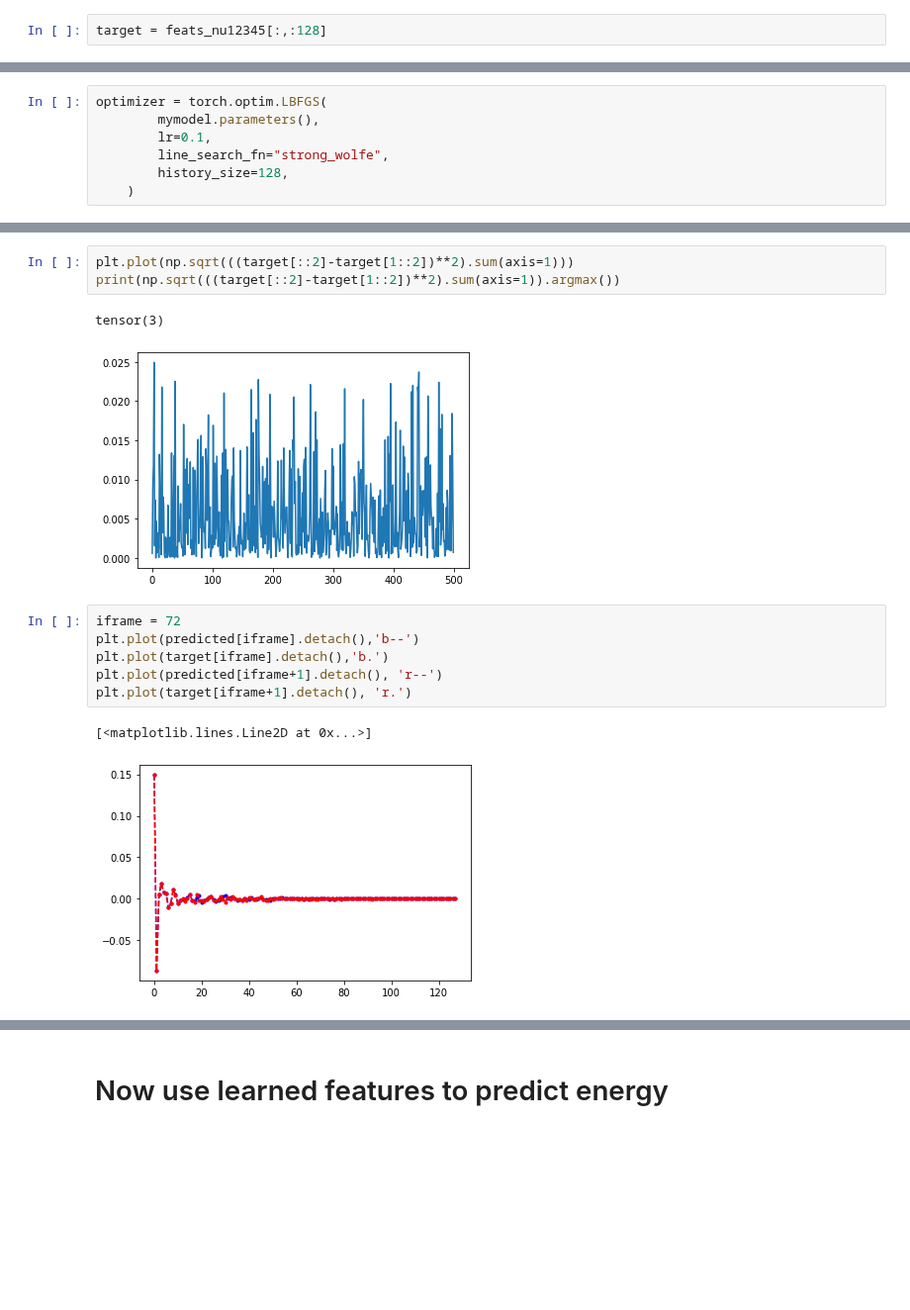
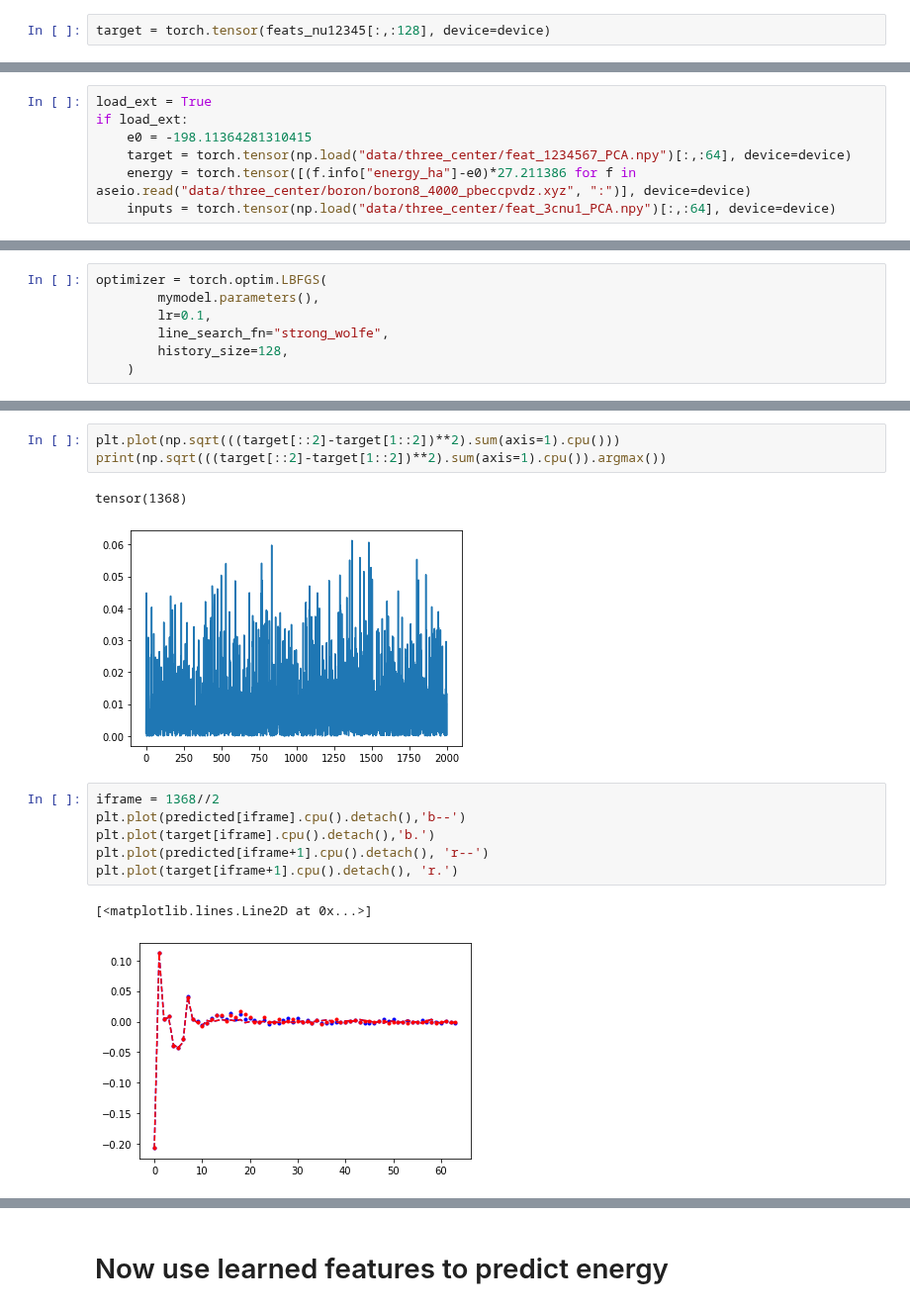
Before and after one commit to lab-cosmo/equistore-examples, a Jupyter notebook: three-center_feats.ipynb, the cells around one changed output, grey strips where cells are left out. Shown at 99% size. Drawn from its saved outputs; the diff is of its cells as text; blank space fills up the shorter version.

```diff
--- a/three-center_feats.ipynb
+++ b/three-center_feats.ipynb
@@ -489,4 +503,4 @@ torch.Size([1000, 1000])
 # %%
 energy = torch.tensor([f.info["energy_rel_eV"] for f in frames], device=device)
 # %%
-target = feats_nu12345[:,:128]
+target = torch.tensor(feats_nu12345[:,:128], device=device)
@@ -492,0 +509,7 @@ target = feats_nu12345[:,:128]
+# %%
+load_ext = True
+if load_ext:
+    e0 = -198.11364281310415
+    target = torch.tensor(np.load("data/three_center/feat_1234567_PCA.npy")[:,:64], device=device)
+    energy = torch.tensor([(f.info["energy_ha"]-e0)*27.211386 for f in aseio.read("data/three_center/boron/boron8_4000_pbeccpvdz.xyz", ":")], device=device)
+    inputs = torch.tensor(np.load("data/three_center/feat_3cnu1_PCA.npy")[:,:64], device=device)
@@ -650,16 +682,16 @@ plt.plot(feats[30].cpu().detach()-feats[31].cpu().detach())
 # %%
-plt.plot(np.sqrt(((target[::2]-target[1::2])**2).sum(axis=1)))
-print(np.sqrt(((target[::2]-target[1::2])**2).sum(axis=1)).argmax())
+plt.plot(np.sqrt(((target[::2]-target[1::2])**2).sum(axis=1).cpu()))
+print(np.sqrt(((target[::2]-target[1::2])**2).sum(axis=1).cpu()).argmax())
 # %% [output]
-tensor(3)
+tensor(1368)
-[figure, old version]
+[figure, new version]
 # %%
-iframe = 72
-plt.plot(predicted[iframe].detach(),'b--')
-plt.plot(target[iframe].detach(),'b.')
-plt.plot(predicted[iframe+1].detach(), 'r--')
-plt.plot(target[iframe+1].detach(), 'r.')
+iframe = 1368//2
+plt.plot(predicted[iframe].cpu().detach(),'b--')
+plt.plot(target[iframe].cpu().detach(),'b.')
+plt.plot(predicted[iframe+1].cpu().detach(), 'r--')
+plt.plot(target[iframe+1].cpu().detach(), 'r.')
 # %% [output]
 [<matplotlib.lines.Line2D at 0x...>]
-[figure, old version]
+[figure, new version]
 # %%
```
Also changed, not shown: parts of 74 cells of this notebook.
